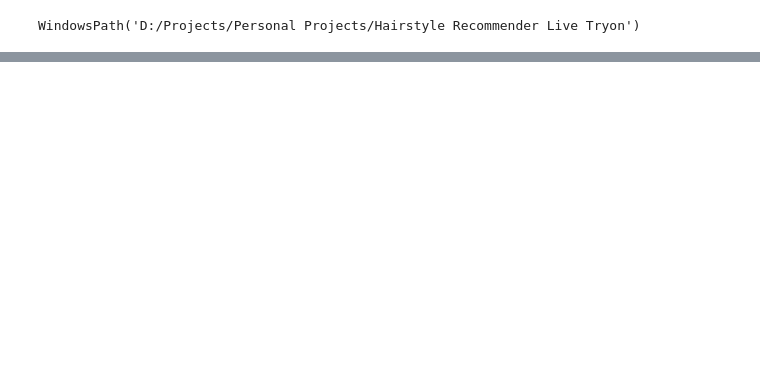
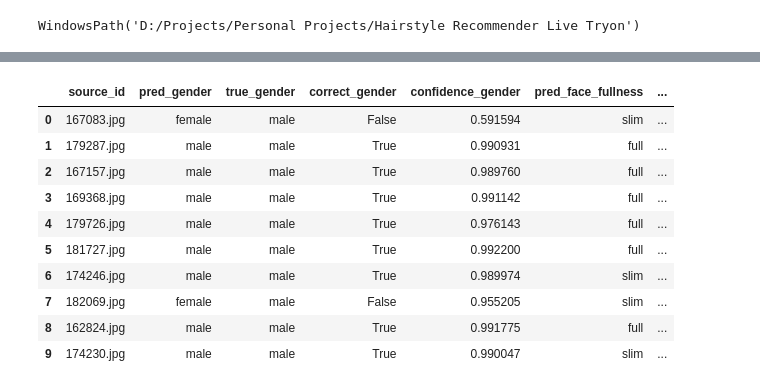
Before and after one commit to MenuraAndrahennedi/Hairstyle-Recommender-Live-Tryon, a Jupyter notebook: notebooks/06_model_evaluation/03_evaluate_face_attribute_model.ipynb, the cells around one changed output, grey strips where cells are left out. Cells and saved outputs as stored; diff of their text form; code cells hidden in the pictures; blank space fills up the shorter version.

```diff
--- a/notebooks/06_model_evaluation/03_evaluate_face_attribute_model.ipynb
+++ b/notebooks/06_model_evaluation/03_evaluate_face_attribute_model.ipynb
@@ -177,0 +257,16 @@ if len(prediction_frame) > 0:
+# %%
+ranked_examples = prediction_frame.assign(error_count=sum((~prediction_frame[f'correct_{field}']) for field in face_fields))
+ranked_examples = ranked_examples.sort_values(['error_count', 'mean_confidence'], ascending=[False, False]).reset_index(drop=True)
+ranked_examples.head(10)
+# %% [output]
+|  | source_id | pred_gender | true_gender | correct_gender | confidence_gender | pred_face_fullness | ... |
+| 0 | 167083.jpg | female | male | False | 0.591594 | slim | ... |
+| 1 | 179287.jpg | male | male | True | 0.990931 | full | ... |
+| 2 | 167157.jpg | male | male | True | 0.989760 | full | ... |
+| 3 | 169368.jpg | male | male | True | 0.991142 | full | ... |
+| 4 | 179726.jpg | male | male | True | 0.976143 | full | ... |
+| 5 | 181727.jpg | male | male | True | 0.992200 | full | ... |
+| 6 | 174246.jpg | male | male | True | 0.989974 | slim | ... |
+| 7 | 182069.jpg | female | male | False | 0.955205 | slim | ... |
+| 8 | 162824.jpg | male | male | True | 0.991775 | full | ... |
+| 9 | 174230.jpg | male | male | True | 0.990047 | slim | ... |
```
Also changed, not shown: parts of 12 cells of this notebook, 23 other files.
